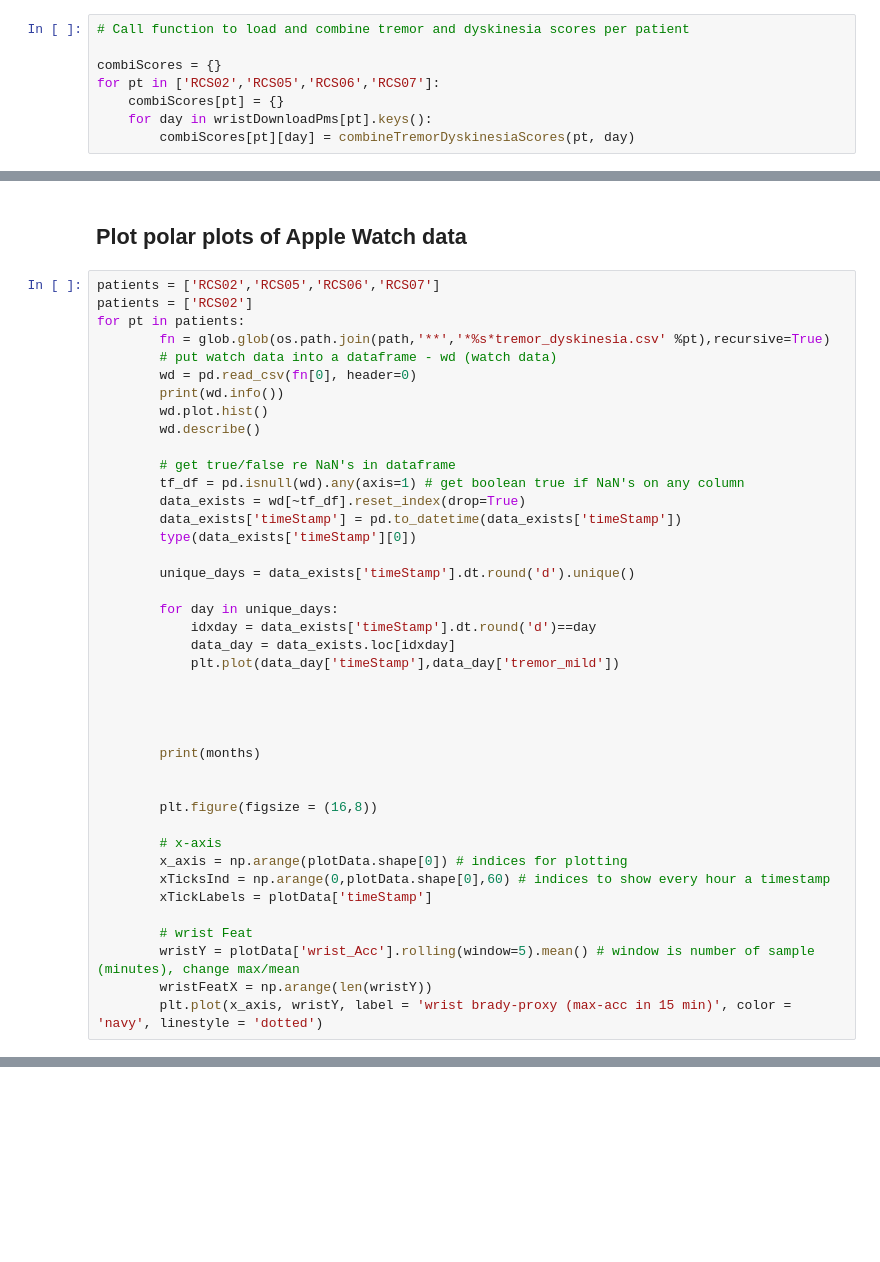
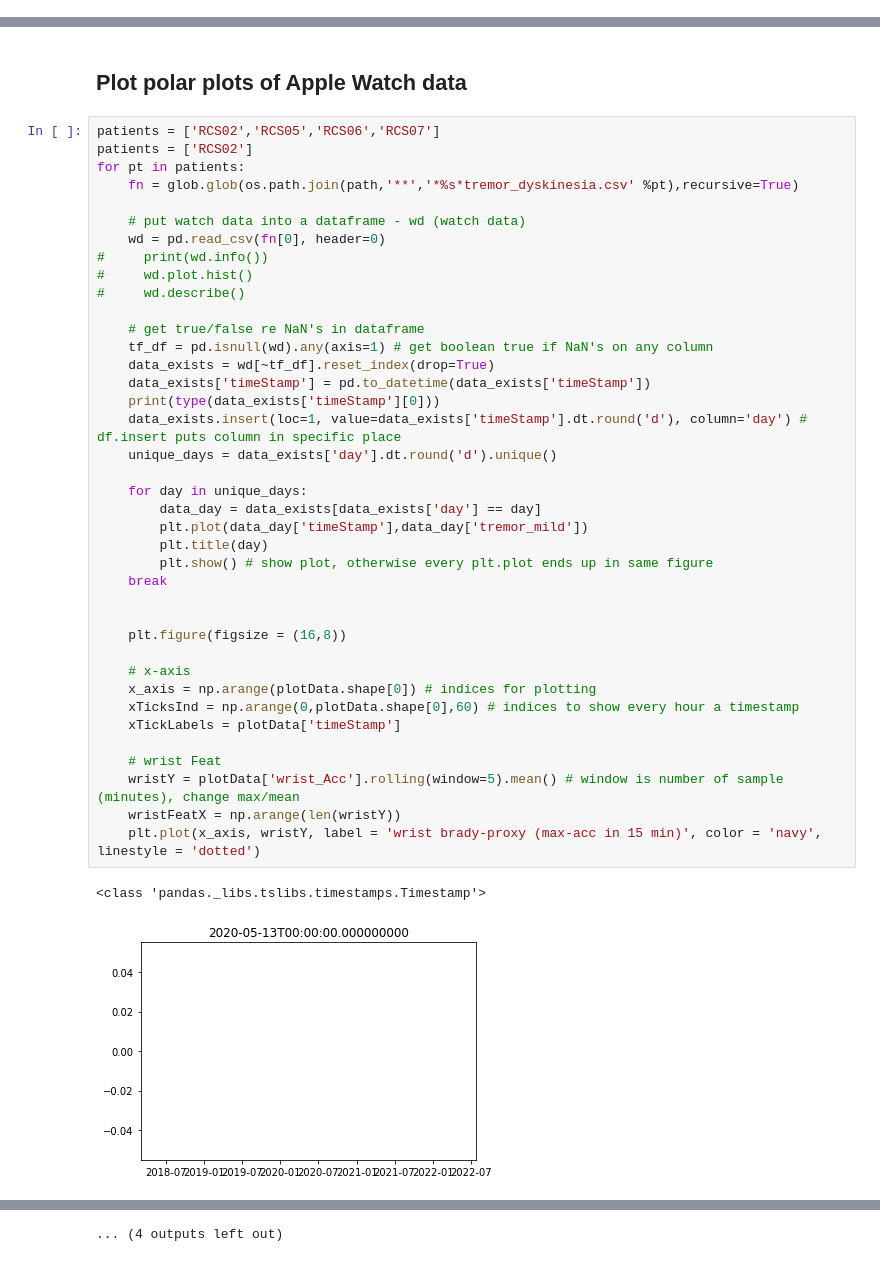
Before and after one commit to jgvhabets/medStateDetection, a Jupyter notebook: code/downloading Watch data via Rune platform.ipynb, the cells around one changed output, grey strips where cells are left out. Cells and saved outputs as stored; diff of their text form; blank space fills up the shorter version.

Commit message:
Cleaned up old code, adjusted file-names to chronological orders, added RCS-acc data function, added day column and seperating in polar-plot function.

```diff
--- a/code/downloading Watch data via Rune platform.ipynb
+++ b/code/downloading Watch data via Rune platform.ipynb
@@ -465,8 +291,0 @@ def combineTremorDyskinesiaScores(pt, day):
-# %%
-# Call function to load and combine tremor and dyskinesia scores per patient
-
-combiScores = {}
-for pt in ['RCS02','RCS05','RCS06','RCS07']:
-    combiScores[pt] = {}
-    for day in wristDownloadPms[pt].keys():
-        combiScores[pt][day] = combineTremorDyskinesiaScores(pt, day)
@@ -541,41 +294,42 @@ for pt in ['RCS02','RCS05','RCS06','RCS07']:
 # %%
 patients = ['RCS02','RCS05','RCS06','RCS07']
 patients = ['RCS02']
 for pt in patients:
-        fn = glob.glob(os.path.join(path,'**','*%s*tremor_dyskinesia.csv' %pt),recursive=True)
-        # put watch data into a dataframe - wd (watch data)
-        wd = pd.read_csv(fn[0], header=0)
-        print(wd.info())
-        wd.plot.hist()
-        wd.describe()
+    fn = glob.glob(os.path.join(path,'**','*%s*tremor_dyskinesia.csv' %pt),recursive=True)
 
-        # get true/false re NaN's in dataframe
-        tf_df = pd.isnull(wd).any(axis=1) # get boolean true if NaN's on any column
-        data_exists = wd[~tf_df].reset_index(drop=True)
-        data_exists['timeStamp'] = pd.to_datetime(data_exists['timeStamp'])
-        type(data_exists['timeStamp'][0])
+    # put watch data into a dataframe - wd (watch data)
+    wd = pd.read_csv(fn[0], header=0)
+#     print(wd.info())
+#     wd.plot.hist()
+#     wd.describe()
 
-        unique_days = data_exists['timeStamp'].dt.round('d').unique()
+    # get true/false re NaN's in dataframe
+    tf_df = pd.isnull(wd).any(axis=1) # get boolean true if NaN's on any column
+    data_exists = wd[~tf_df].reset_index(drop=True)
+    data_exists['timeStamp'] = pd.to_datetime(data_exists['timeStamp'])
+    print(type(data_exists['timeStamp'][0]))
+    data_exists.insert(loc=1, value=data_exists['timeStamp'].dt.round('d'), column='day') # df.insert puts column in specific place
+    unique_days = data_exists['day'].dt.round('d').unique()
 
-        for day in unique_days:
-            idxday = data_exists['timeStamp'].dt.round('d')==day
-            data_day = data_exists.loc[idxday]
-            plt.plot(data_day['timeStamp'],data_day['tremor_mild'])
+    for day in unique_days:
+        data_day = data_exists[data_exists['day'] == day]
+        plt.plot(data_day['timeStamp'],data_day['tremor_mild'])
+        plt.title(day)
+        plt.show() # show plot, otherwise every plt.plot ends up in same figure
+    break
 
 
+    plt.figure(figsize = (16,8))
 
+    # x-axis
+    x_axis = np.arange(plotData.shape[0]) # indices for plotting
+    xTicksInd = np.arange(0,plotData.shape[0],60) # indices to show every hour a timestamp
+    xTickLabels = plotData['timeStamp']
 
-        print(months)
-
-
-        plt.figure(figsize = (16,8))
-
-        # x-axis
-        x_axis = np.arange(plotData.shape[0]) # indices for plotting
-        xTicksInd = np.arange(0,plotData.shape[0],60) # indices to show every hour a timestamp
-        xTickLabels = plotData['timeStamp']
-
-        # wrist Feat
-        wristY = plotData['wrist_Acc'].rolling(window=5).mean() # window is number of sample (minutes), change max/mean
-        wristFeatX = np.arange(len(wristY))
-        plt.plot(x_axis, wristY, label = 'wrist brady-proxy (max-acc in 15 min)', color = 'navy', linestyle = 'dotted')
+    # wrist Feat
+    wristY = plotData['wrist_Acc'].rolling(window=5).mean() # window is number of sample (minutes), change max/mean
+    wristFeatX = np.arange(len(wristY))
+    plt.plot(x_axis, wristY, label = 'wrist brady-proxy (max-acc in 15 min)', color = 'navy', linestyle = 'dotted')
+# %% [output]
+<class 'pandas._libs.tslibs.timestamps.Timestamp'>
+[figure, added]
@@ -581,0 +346 @@ for pt in patients:
+... (4 outputs left out)
```
Also changed, not shown: parts of 15 cells of this notebook, 2 other files.
